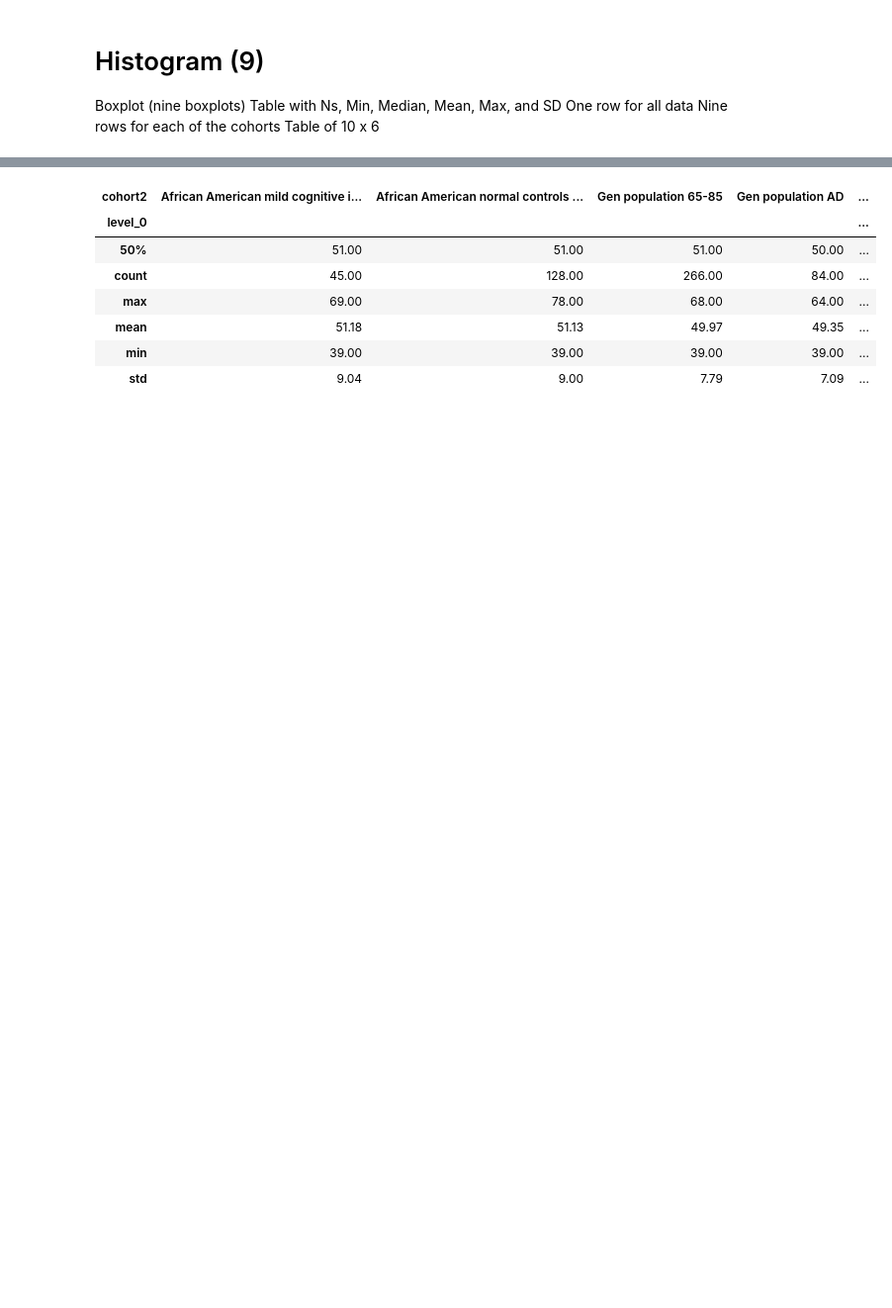
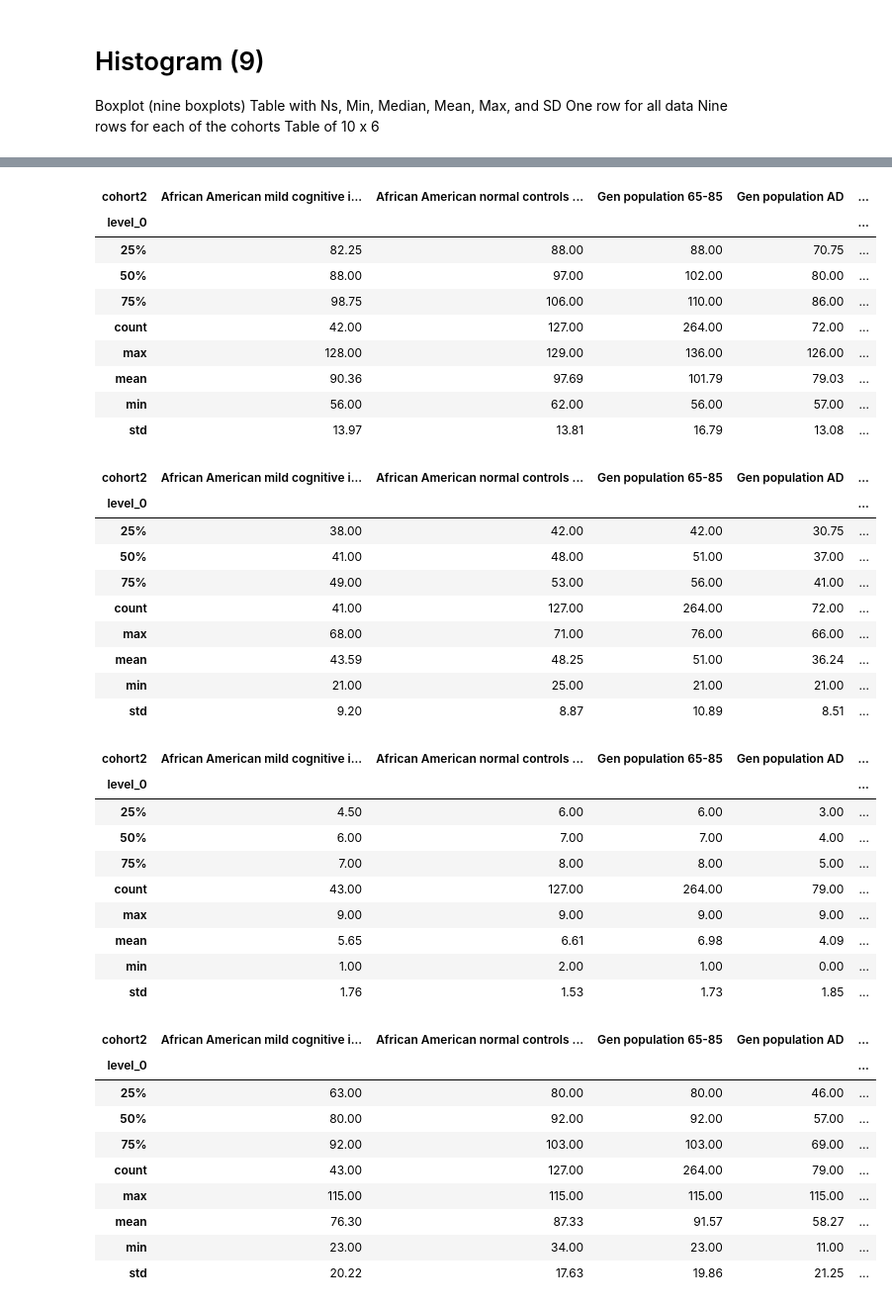
Before and after one commit to tianchu-shu/NWMSS, a Jupyter notebook: ARMADA_Baseline.ipynb, the cells around one changed output, grey strips where cells are left out. Shown at 99% size. Drawn from its saved outputs; the diff is of its cells as text; code cells hidden in the pictures; blank space fills up the shorter version.

```diff
--- a/ARMADA_Baseline.ipynb
+++ b/ARMADA_Baseline.ipynb
@@ -362,12 +376,0 @@ g.set_xticklabels(chart.get_xticklabels(), rotation=45, horizontalalignment='rig
-# %%
-table =armada.groupby('cohort2')['PainInt_TScore'].describe().unstack().reset_index().pivot(index='level_0', columns='cohort2', values=0)
-table.iloc[[1,3,4,5,6,7],:]
-# %% [output]
-| cohort2 | African American mild cognitive i... | African American normal controls ... | Gen population 65-85 | Gen population AD | ... |
-| level_0 |  |  |  |  | ... |
-| 50% | 51.00 | 51.00 | 51.00 | 50.00 | ... |
-| count | 45.00 | 128.00 | 266.00 | 84.00 | ... |
-| max | 69.00 | 78.00 | 68.00 | 64.00 | ... |
-| mean | 51.18 | 51.13 | 49.97 | 49.35 | ... |
-| min | 39.00 | 39.00 | 39.00 | 39.00 | ... |
-| std | 9.04 | 9.00 | 7.79 | 7.09 | ... |
@@ -373,0 +383,54 @@ table.iloc[[1,3,4,5,6,7],:]
+# %%
+# Create a Pandas Excel writer using XlsxWriter as the engine.
+writer = pd.ExcelWriter('C:/Users/tsb7592/Box/ARMADA Operations/Data and Analysis/odor_tables.xlsx', engine='xlsxwriter')
+
+# Write each dataframe to a different worksheet.
+odor.to_excel(writer, sheet_name='by_cohort')
+
+for var in Odor:
+    table =armada.groupby('cohort2')[var].describe().unstack().reset_index().pivot(index='level_0', columns='cohort2', values=0)
+    table.iloc[[1,3,4,5,6,7],:].to_excel(writer, sheet_name=var)
+    display(table)
+# Close the Pandas Excel writer and output the Excel file.
+writer.save()
+# %% [output]
+| cohort2 | African American mild cognitive i... | African American normal controls ... | Gen population 65-85 | Gen population AD | ... |
+| level_0 |  |  |  |  | ... |
+| 25% | 82.25 | 88.00 | 88.00 | 70.75 | ... |
+| 50% | 88.00 | 97.00 | 102.00 | 80.00 | ... |
+| 75% | 98.75 | 106.00 | 110.00 | 86.00 | ... |
+| count | 42.00 | 127.00 | 264.00 | 72.00 | ... |
+| max | 128.00 | 129.00 | 136.00 | 126.00 | ... |
+| mean | 90.36 | 97.69 | 101.79 | 79.03 | ... |
+| min | 56.00 | 62.00 | 56.00 | 57.00 | ... |
+| std | 13.97 | 13.81 | 16.79 | 13.08 | ... |
+| cohort2 | African American mild cognitive i... | African American normal controls ... | Gen population 65-85 | Gen population AD | ... |
+| level_0 |  |  |  |  | ... |
+| 25% | 38.00 | 42.00 | 42.00 | 30.75 | ... |
+| 50% | 41.00 | 48.00 | 51.00 | 37.00 | ... |
+| 75% | 49.00 | 53.00 | 56.00 | 41.00 | ... |
+| count | 41.00 | 127.00 | 264.00 | 72.00 | ... |
+| max | 68.00 | 71.00 | 76.00 | 66.00 | ... |
+| mean | 43.59 | 48.25 | 51.00 | 36.24 | ... |
+| min | 21.00 | 25.00 | 21.00 | 21.00 | ... |
+| std | 9.20 | 8.87 | 10.89 | 8.51 | ... |
+| cohort2 | African American mild cognitive i... | African American normal controls ... | Gen population 65-85 | Gen population AD | ... |
+| level_0 |  |  |  |  | ... |
+| 25% | 4.50 | 6.00 | 6.00 | 3.00 | ... |
+| 50% | 6.00 | 7.00 | 7.00 | 4.00 | ... |
+| 75% | 7.00 | 8.00 | 8.00 | 5.00 | ... |
+| count | 43.00 | 127.00 | 264.00 | 79.00 | ... |
+| max | 9.00 | 9.00 | 9.00 | 9.00 | ... |
+| mean | 5.65 | 6.61 | 6.98 | 4.09 | ... |
+| min | 1.00 | 2.00 | 1.00 | 0.00 | ... |
+| std | 1.76 | 1.53 | 1.73 | 1.85 | ... |
+| cohort2 | African American mild cognitive i... | African American normal controls ... | Gen population 65-85 | Gen population AD | ... |
+| level_0 |  |  |  |  | ... |
+| 25% | 63.00 | 80.00 | 80.00 | 46.00 | ... |
+| 50% | 80.00 | 92.00 | 92.00 | 57.00 | ... |
+| 75% | 92.00 | 103.00 | 103.00 | 69.00 | ... |
+| count | 43.00 | 127.00 | 264.00 | 79.00 | ... |
+| max | 115.00 | 115.00 | 115.00 | 115.00 | ... |
+| mean | 76.30 | 87.33 | 91.57 | 58.27 | ... |
+| min | 23.00 | 34.00 | 23.00 | 11.00 | ... |
+| std | 20.22 | 17.63 | 19.86 | 21.25 | ... |
```
Also changed, not shown: parts of 6 cells of this notebook.
